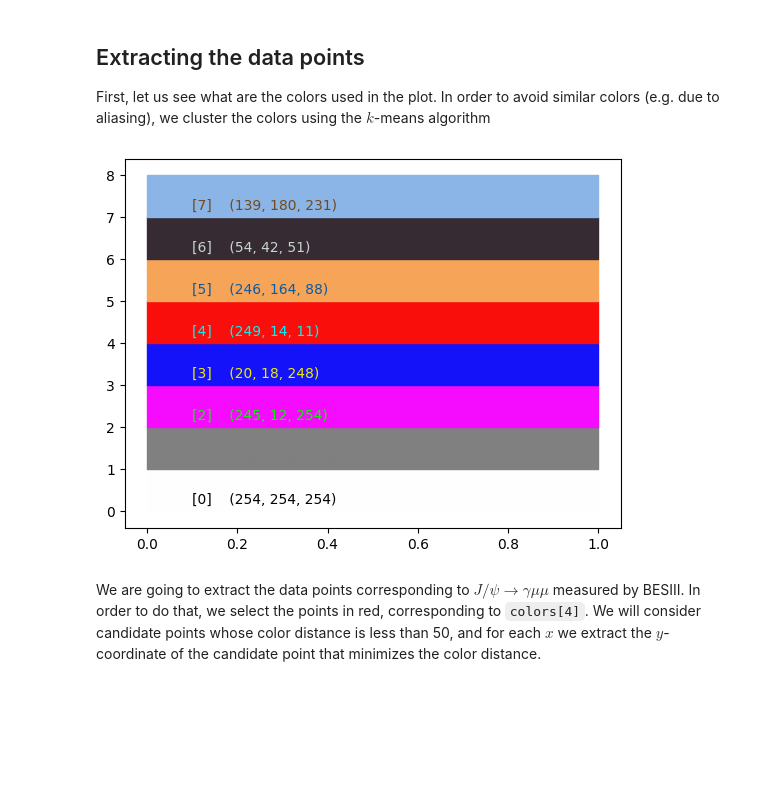
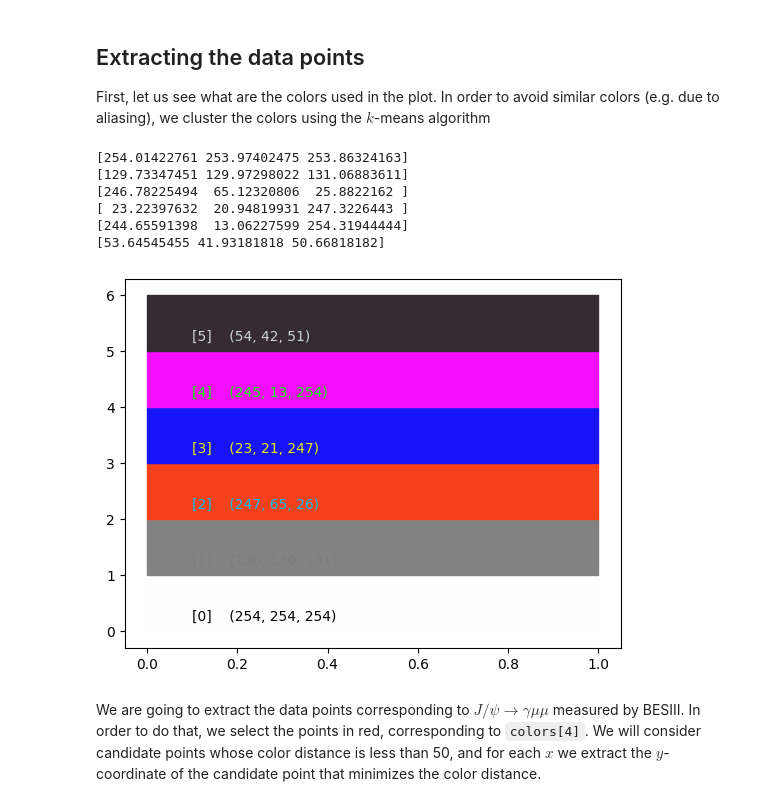
Before and after one commit to Jorge-Alda/digiplotter, a Jupyter notebook: digiplotter.ipynb, the cells around one changed output. Drawn from its saved outputs; the diff is of its cells as text; code cells hidden in the pictures; blank space fills up the shorter version.

```diff
--- a/digiplotter.ipynb
+++ b/digiplotter.ipynb
@@ -48,17 +48,24 @@ First, let us see what are the colors used in the plot. In order to avoid simila
 # %%
 points = []
 for x in range(min_x, max_x):
     for y in range(min_y, max_y):
         points.append(img.getpixel((x, y))[:3])
 
-km = KMeans(8).fit(points)
+km = KMeans(6).fit(points)
 colors = km.cluster_centers_
 
 for i, center in enumerate(colors):
-    plt.fill_between([0,1], [i,i], [i+1, i+1], color=np.array(center)/255)
-    plt.annotate(f'[{i}]    ({round(center[0])}, {round(center[1])}, {round(center[2])})', (0.1, i+0.2), color=np.array([1,1,1])-np.array(center)/255)
+    print(center)
+    plt.fill_between([0,1], [i,i], [i+1, i+1], color=np.clip(np.array(center)/255, 0, 1))
+    plt.annotate(f'[{i}]    ({round(center[0])}, {round(center[1])}, {round(center[2])})', (0.1, i+0.2), color=np.array([1,1,1])-np.clip(np.array(center)/255, 0, 1))
 # %% [output]
+[254.01422761 253.97402475 253.86324163]
+[129.73347451 129.97298022 131.06883611]
+[246.78225494  65.12320806  25.8822162 ]
+[ 23.22397632  20.94819931 247.3226443 ]
+[244.65591398  13.06227599 254.31944444]
+[53.64545455 41.93181818 50.66818182]
-[figure, old version]
+[figure, new version]
 # %% [markdown]
 We are going to extract the data points corresponding to $J/\psi\to\gamma\mu\mu$ measured by BESIII. In order to do that, we select the points in red, corresponding to `colors[4]`. We will consider candidate points whose color distance is less than 50, and for each $x$ we extract the $y$-coordinate of the candidate point that minimizes the color distance.
 # %%
```
Also changed, not shown: parts of 10 cells of this notebook, 1 other file.
